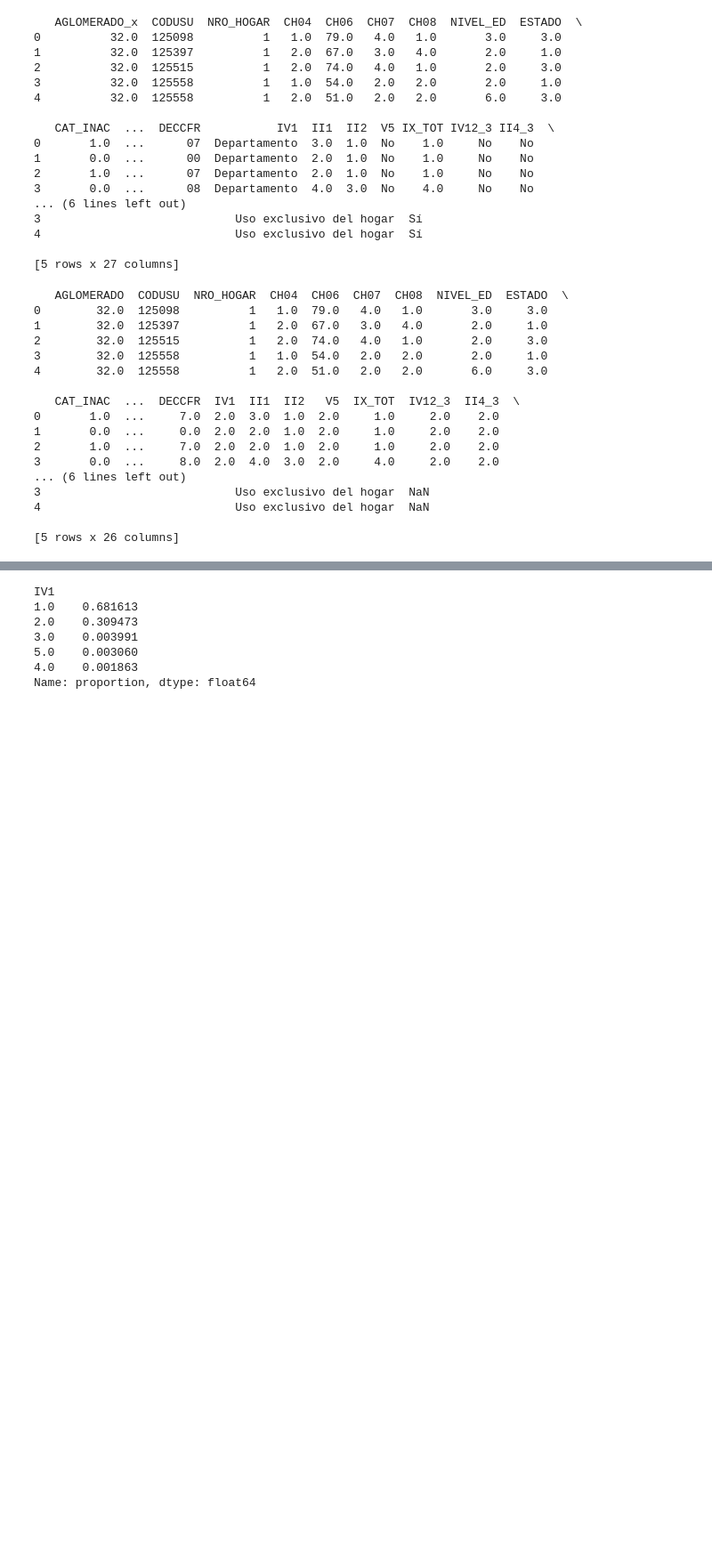
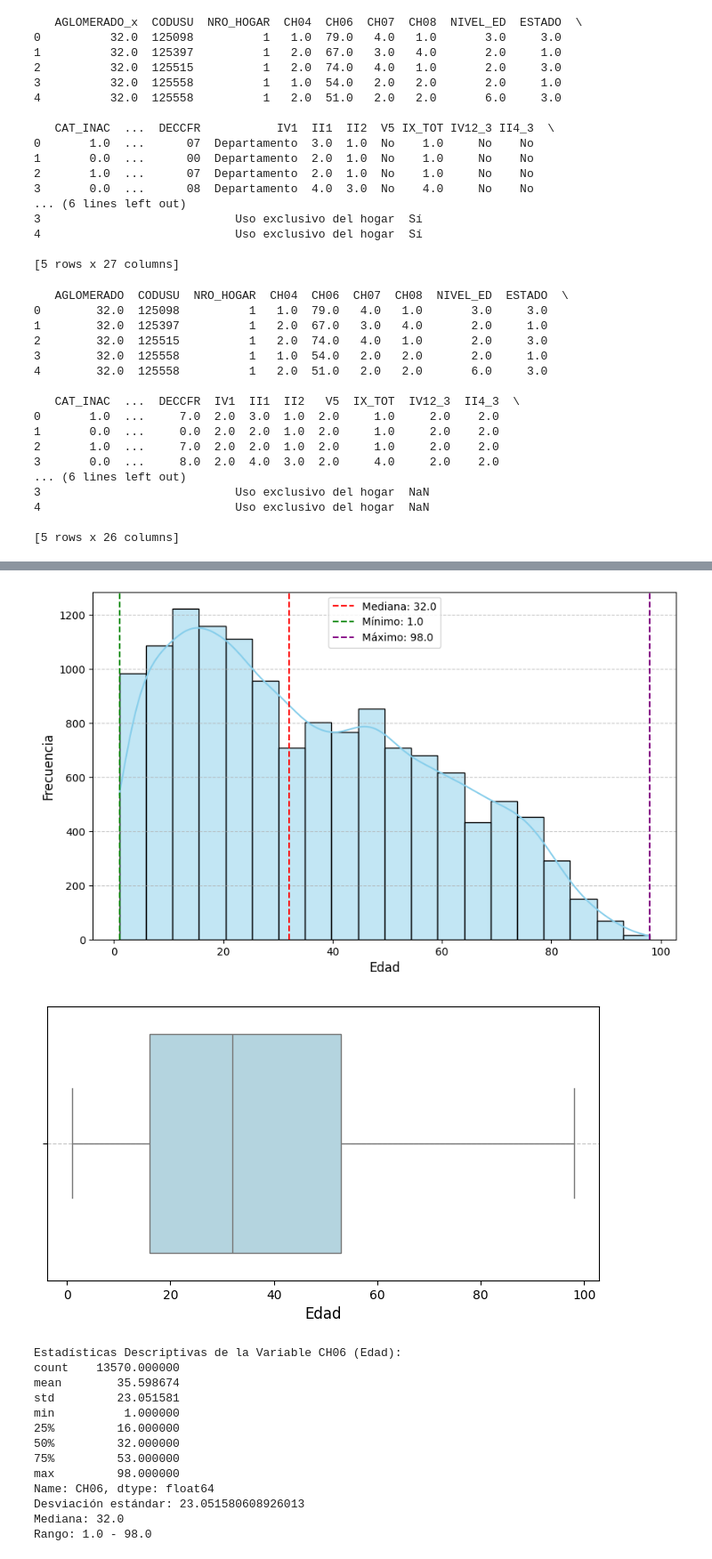
Before and after one commit to renzo290/Big-Data-UBA-Grupo-2, a Jupyter notebook: TP4/TP4_UBA.ipynb, the cells around one changed output, grey strips where cells are left out. Shown at 89% size. Cells and saved outputs as stored; diff of their text form; code cells hidden in the pictures; blank space fills up the shorter version.

Commit message:
Parte I terminada.
Ejercicios del 1 al 5 terminados.

```diff
--- a/TP4/TP4_UBA.ipynb
+++ b/TP4/TP4_UBA.ipynb
@@ -360,16 +324,58 @@ Name: proportion, dtype: float64
-# %%
-#Variable tipo de hogar IV1
-
-# Frecuencia de cada categoría
-df_final['IV1'].value_counts()
-
-# Proporción de cada categoría
-df_final['IV1'].value_counts(normalize=True)
-# %% [output]
-IV1
-1.0    0.681613
-2.0    0.309473
-3.0    0.003991
-5.0    0.003060
-4.0    0.001863
-Name: proportion, dtype: float64
+# %%
+#EJERCICIO 5 ESTADÍSTICAS DESCRIPTIVAS VARIABLES SELECCIONADAS
+
+#VARIABLE EDAD CH06
+
+import matplotlib.pyplot as plt
+import seaborn as sns
+
+# Estadísticas descriptivas
+desc_stats = df_final['CH06'].describe()
+std_dev = df_final['CH06'].std()
+median = df_final['CH06'].median()
+min_age = df_final['CH06'].min()
+max_age = df_final['CH06'].max()
+
+# Visualización de la distribución
+plt.figure(figsize=(10, 6))
+
+# Histograma con KDE (Kernel Density Estimation)
+sns.histplot(df_final['CH06'], kde=True, bins=20, color='skyblue', edgecolor='black')
+plt.axvline(median, color='red', linestyle='--', label=f'Mediana: {median}')
+plt.axvline(min_age, color='green', linestyle='--', label=f'Mínimo: {min_age}')
+plt.axvline(max_age, color='purple', linestyle='--', label=f'Máximo: {max_age}')
+plt.xlabel('Edad', fontsize=12)
+plt.ylabel('Frecuencia', fontsize=12)
+plt.legend()
+plt.grid(axis='y', linestyle='--', alpha=0.7)
+plt.show()
+
+# Boxplot para mostrar outliers
+plt.figure(figsize=(8, 4))
+sns.boxplot(x=df_final['CH06'], color='lightblue')
+plt.xlabel('Edad', fontsize=12)
+plt.grid(axis='y', linestyle='--', alpha=0.7)
+plt.show()
+
+# Impresión de las estadísticas descriptivas
+print("Estadísticas Descriptivas de la Variable CH06 (Edad):")
+print(desc_stats)
+print(f"Desviación estándar: {std_dev}")
+print(f"Mediana: {median}")
+print(f"Rango: {min_age} - {max_age}")
+# %% [output]
+[figure, added]
+[figure, added]
+Estadísticas Descriptivas de la Variable CH06 (Edad):
+count    13570.000000
+mean        35.598674
+std         23.051581
+min          1.000000
+25%         16.000000
+50%         32.000000
+75%         53.000000
+max         98.000000
+Name: CH06, dtype: float64
+Desviación estándar: 23.051580608926013
+Mediana: 32.0
+Rango: 1.0 - 98.0
```
Also changed, not shown: parts of 4 cells of this notebook.
